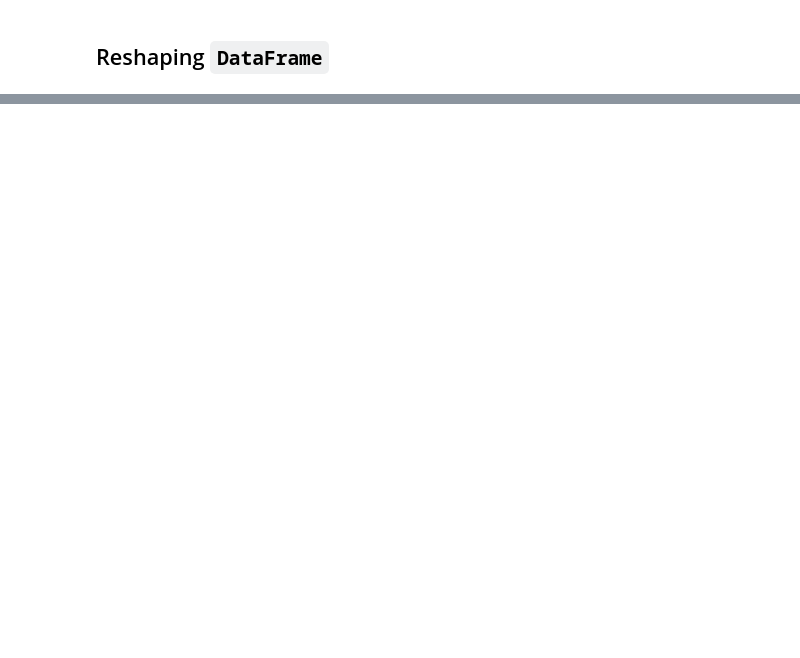
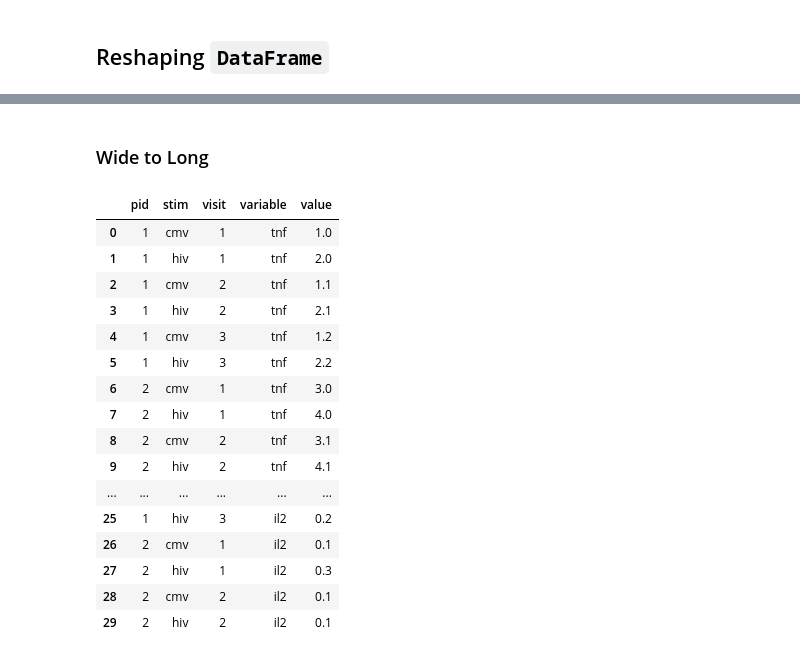
Before and after one commit to cliburn/cfar-data-workshop-2016, a Jupyter notebook: Introduction to Pandas.ipynb, the cells around one changed output, grey strips where cells are left out. Drawn from its saved outputs; the diff is of its cells as text; code cells hidden in the pictures; blank space fills up the shorter version.

```diff
--- a/Introduction to Pandas.ipynb
+++ b/Introduction to Pandas.ipynb
@@ -363,0 +423,9 @@ pd.merge(df1, df2, on = ['pid', 'stim'], how = 'outer', suffixes = ['_visit_1',
+# %%
+d = OrderedDict()
+d['pid'] = ['1', '1', '1', '1', '1', '1', '2', '2', '2', '2']
+d['visit'] = ['1', '1', '2', '2', '3', '3', '1', '1', '2', '2']
+d['stim'] = ['cmv', 'hiv', 'cmv', 'hiv', 'cmv', 'hiv', 'cmv', 'hiv', 'cmv', 'hiv']
+d['tnf'] = [1.0, 2.0, 1.1, 2.1, 1.2, 2.2, 3, 4, 3.1, 4.1]
+d['ifn'] = [11.0, 12.0, 11.1, 12.1, 11.2, 12.2, 13, 14, 13.1, 14.1]
+d['il2'] = [0.0, 0.0, 0.1, 0.1, 0.2, 0.2, 0.1, 0.3, 0.1, 0.1]
+df = pd.DataFrame(d)
@@ -363,0 +446,23 @@ pd.merge(df1, df2, on = ['pid', 'stim'], how = 'outer', suffixes = ['_visit_1',
+# %% [markdown]
+### Wide to Long
+# %%
+long1 = pd.melt(df, id_vars =['pid', 'stim', 'visit'])
+long1
+# %% [output]
+|  | pid | stim | visit | variable | value |
+| 0 | 1 | cmv | 1 | tnf | 1.0 |
+| 1 | 1 | hiv | 1 | tnf | 2.0 |
+| 2 | 1 | cmv | 2 | tnf | 1.1 |
+| 3 | 1 | hiv | 2 | tnf | 2.1 |
+| 4 | 1 | cmv | 3 | tnf | 1.2 |
+| 5 | 1 | hiv | 3 | tnf | 2.2 |
+| 6 | 2 | cmv | 1 | tnf | 3.0 |
+| 7 | 2 | hiv | 1 | tnf | 4.0 |
+| 8 | 2 | cmv | 2 | tnf | 3.1 |
+| 9 | 2 | hiv | 2 | tnf | 4.1 |
+| ... | ... | ... | ... | ... | ... |
+| 25 | 1 | hiv | 3 | il2 | 0.2 |
+| 26 | 2 | cmv | 1 | il2 | 0.1 |
+| 27 | 2 | hiv | 1 | il2 | 0.3 |
+| 28 | 2 | cmv | 2 | il2 | 0.1 |
+| 29 | 2 | hiv | 2 | il2 | 0.1 |
```
Also changed, not shown: parts of 61 cells of this notebook, 2 other files.
